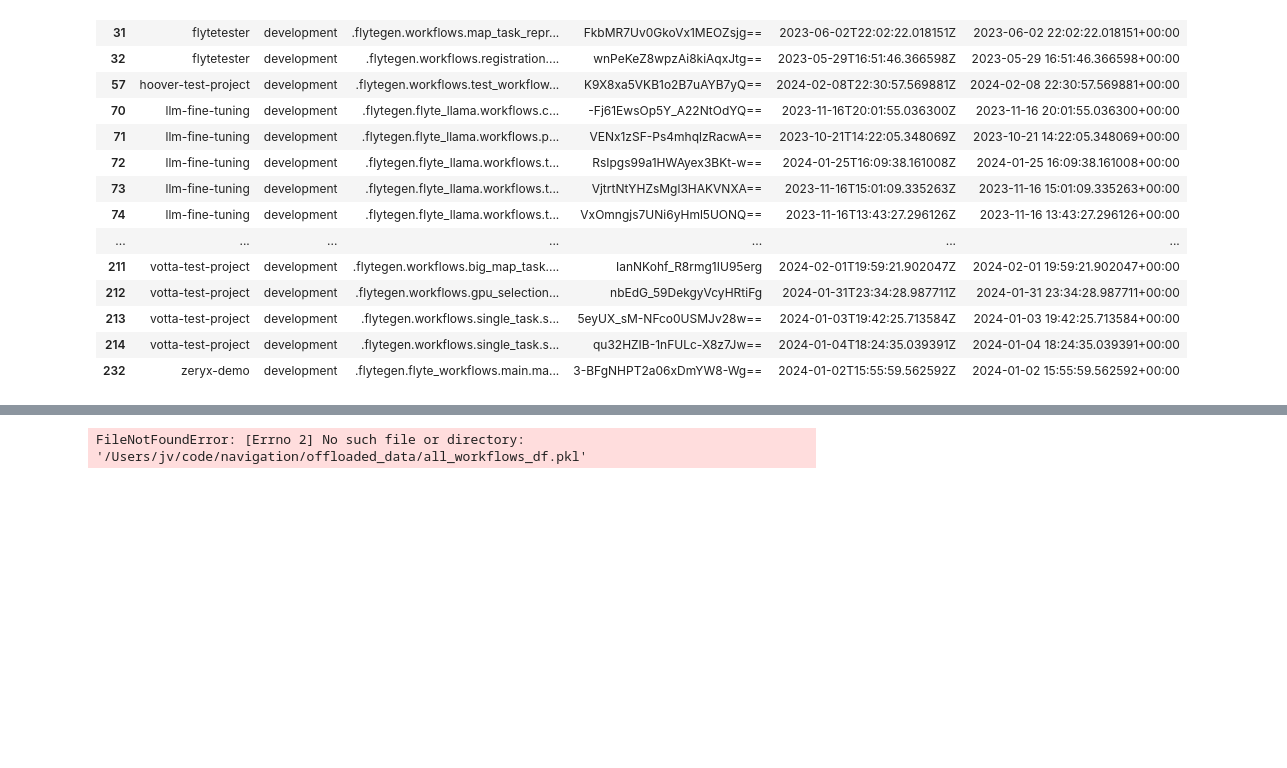
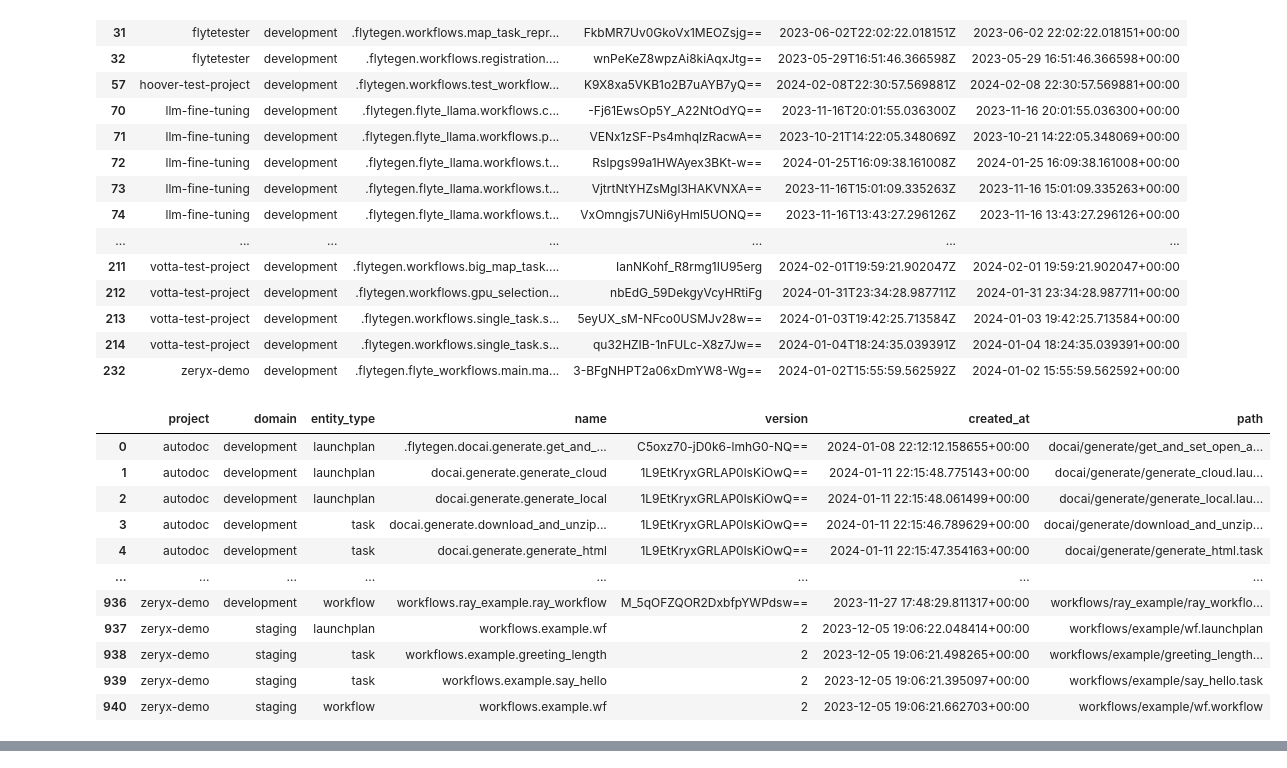
Before and after one commit to jpvotta/navigation, a Jupyter notebook: scratch.ipynb, the cells around one changed output, grey strips where cells are left out. Cells and saved outputs as stored; diff of their text form; code cells hidden in the pictures; blank space fills up the shorter version.

```diff
--- a/scratch.ipynb
+++ b/scratch.ipynb
@@ -754,13 +754,73 @@ def generate_directory(wf: pd.DataFrame, task: pd.DataFrame, lp: pd.DataFrame):
             with open(file_path, 'w') as file:
                 file.write("launchplan name: {}".format(launchplan_name))
 # %%
-print(str(os.path.join(os.getcwd(), "offloaded_data", "all_workflows_df.pkl")))
-print("/Users/jv/code/navigation/offloaded_data/all_workflows_df.pkl")
-wf_latest_df = pd.read_pickle(os.path.join(os.getcwd(), "offloaded_data", "all_workflows_df.pkl"))
-wf_latest_df["timestamp"] = pd.to_datetime(wf_latest_df["created_at"])
-wf_latest_df = wf_latest_df.sort_values(by=["project", "domain", "workflow_name", "timestamp"]).reset_index(
-    drop=True)
-latest_indices = wf_latest_df.groupby(["project", "domain", "workflow_name"])["timestamp"].idxmax()
-wf_latest_df = wf_latest_df.loc[latest_indices].reset_index(drop=True)
-wf_latest_df
+wf_df = pd.read_pickle(os.path.join(os.getcwd(), "offloaded_data", "all_workflows_df.pkl"))
+wf_df["timestamp"] = pd.to_datetime(wf_df["created_at"])
+wf_df = wf_df.drop(columns=["created_at"])
+wf_df = wf_df.rename(columns={"timestamp": "created_at"})
+wf_df = wf_df.rename(columns={"workflow_name": "name"})
+wf_df = wf_df.rename(columns={"workflow_version": "version"})
+wf_df["entity_type"] = "workflow"
+column_order = ["project", "domain", "entity_type", "name", "version", "created_at"]
+wf_df = wf_df[column_order]
+
+task_df = pd.read_pickle(os.path.join(os.getcwd(), "offloaded_data", "all_tasks_df.pkl"))
+task_df["timestamp"] = pd.to_datetime(task_df["created_at"])
+task_df = task_df.drop(columns=["created_at"])
+task_df = task_df.rename(columns={"timestamp": "created_at"})
+task_df = task_df.rename(columns={"task_name": "name"})
+task_df = task_df.rename(columns={"task_version": "version"})
+task_df["entity_type"] = "task"
+column_order = ["project", "domain", "entity_type", "name", "version", "created_at"]
+task_df = task_df[column_order]
+
+launchplan_df = pd.read_pickle(os.path.join(os.getcwd(), "offloaded_data", "all_launchplans_df.pkl"))
+launchplan_df["timestamp"] = pd.to_datetime(launchplan_df["created_at"])
+launchplan_df = launchplan_df.drop(columns=["created_at"])
+launchplan_df = launchplan_df.rename(columns={"timestamp": "created_at"})
+launchplan_df = launchplan_df.rename(columns={"launchplan_name": "name"})
+launchplan_df = launchplan_df.rename(columns={"launchplan_version": "version"})
+launchplan_df["entity_type"] = "launchplan"
+column_order = ["project", "domain", "entity_type", "name", "version", "created_at"]
+launchplan_df = launchplan_df[column_order]
+
+entities_df = pd.concat([wf_df, task_df, launchplan_df])
+entities_df = entities_df.drop_duplicates().reset_index(drop=True)
+entities_df = entities_df.sort_values(by=["project", "domain", "entity_type", "name", "created_at"]).reset_index(drop=True)
+
+entities_latest_df = entities_df.copy()
+latest_indices = entities_latest_df.groupby(["project", "domain", "entity_type", "name"])["created_at"].idxmax()
+entities_latest_df = entities_latest_df.loc[latest_indices].reset_index(drop=True)
+
+def generate_paths(name: str, entity_type: str):
+    if ".flytegen" in name:
+        name = name.replace(".flytegen.", "") + "-flytegen"
+
+    folders = name.split(".")
+    file_name = folders.pop() + "." + entity_type
+
+    if len(folders) > 0:
+        folder_path = os.path.join(*folders)
+    else:
+        folder_path = ""
+    file_path = os.path.join(folder_path, file_name)
+
+    return file_path
+
+entities_latest_df['path'] = entities_latest_df.apply(lambda row: generate_paths(row['name'], row['entity_type']), axis=1)
+entities_latest_df
+
+# generate_paths(".flytegen.docai.generate.get_and_set_open_ai_key", "launchplan")
 # %% [output]
+|  | project | domain | entity_type | name | version | created_at | path |
+| 0 | autodoc | development | launchplan | .flytegen.docai.generate.get_and_... | C5oxz70-jD0k6-lmhG0-NQ== | 2024-01-08 22:12:12.158655+00:00 | docai/generate/get_and_set_open_a... |
+| 1 | autodoc | development | launchplan | docai.generate.generate_cloud | 1L9EtKryxGRLAP0lsKiOwQ== | 2024-01-11 22:15:48.775143+00:00 | docai/generate/generate_cloud.lau... |
+| 2 | autodoc | development | launchplan | docai.generate.generate_local | 1L9EtKryxGRLAP0lsKiOwQ== | 2024-01-11 22:15:48.061499+00:00 | docai/generate/generate_local.lau... |
+| 3 | autodoc | development | task | docai.generate.download_and_unzip... | 1L9EtKryxGRLAP0lsKiOwQ== | 2024-01-11 22:15:46.789629+00:00 | docai/generate/download_and_unzip... |
+| 4 | autodoc | development | task | docai.generate.generate_html | 1L9EtKryxGRLAP0lsKiOwQ== | 2024-01-11 22:15:47.354163+00:00 | docai/generate/generate_html.task |
+| ... | ... | ... | ... | ... | ... | ... | ... |
+| 936 | zeryx-demo | development | workflow | workflows.ray_example.ray_workflow | M_5qOFZQOR2DxbfpYWPdsw== | 2023-11-27 17:48:29.811317+00:00 | workflows/ray_example/ray_workflo... |
+| 937 | zeryx-demo | staging | launchplan | workflows.example.wf | 2 | 2023-12-05 19:06:22.048414+00:00 | workflows/example/wf.launchplan |
+| 938 | zeryx-demo | staging | task | workflows.example.greeting_length | 2 | 2023-12-05 19:06:21.498265+00:00 | workflows/example/greeting_length... |
+| 939 | zeryx-demo | staging | task | workflows.example.say_hello | 2 | 2023-12-05 19:06:21.395097+00:00 | workflows/example/say_hello.task |
+| 940 | zeryx-demo | staging | workflow | workflows.example.wf | 2 | 2023-12-05 19:06:21.662703+00:00 | workflows/example/wf.workflow |
@@ -769,4 +828,3 @@ wf_latest_df
-FileNotFoundError: [Errno 2] No such file or directory: '/Users/jv/code/navigation/offloaded_data/all_workflows_df.pkl'
 # %%
     wf_latest_df = wf.copy()
     wf_latest_df["timestamp"] = pd.to_datetime(wf_latest_df["created_at"])
```
Also changed, not shown: parts of 1 cell of this notebook, 2 other files.
